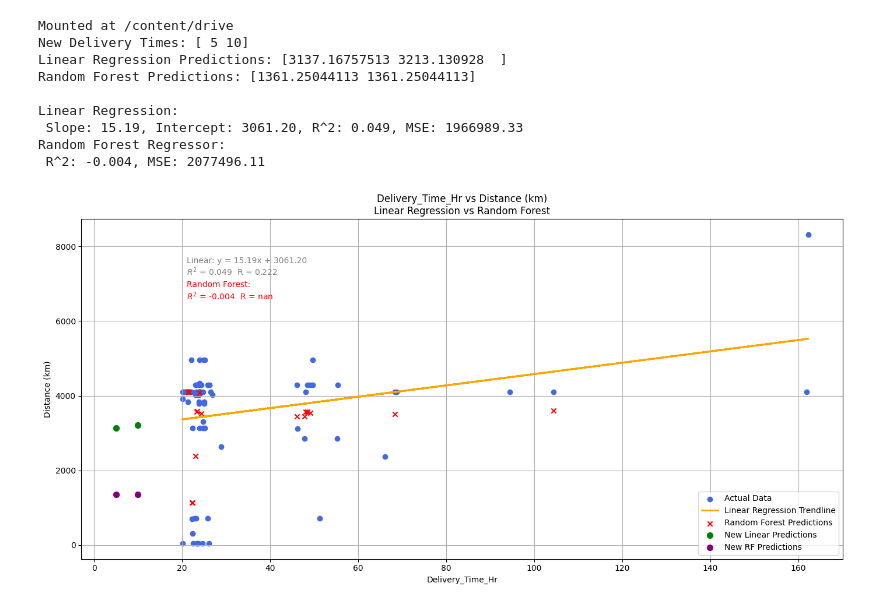
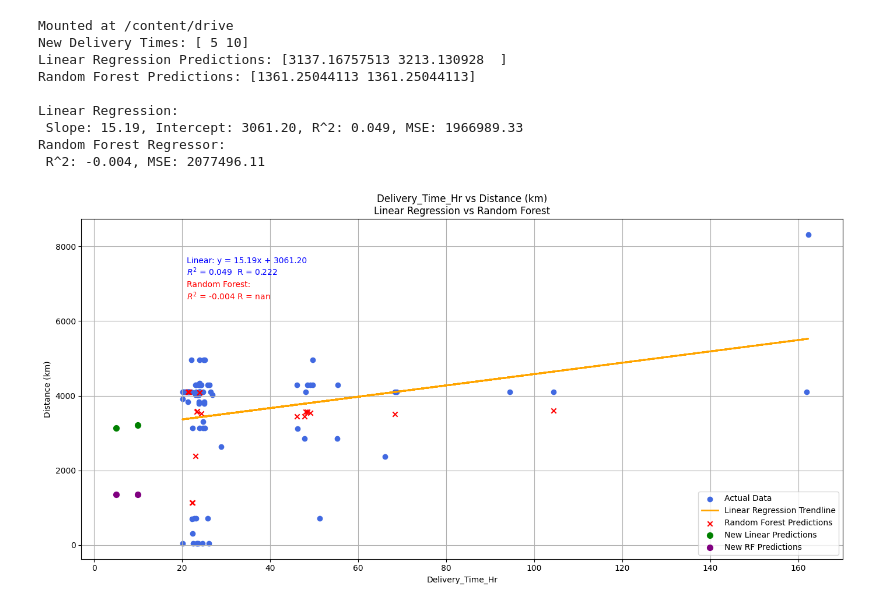
Before and after one commit to EliFishykins23/Python_Prediction-Models, a Jupyter notebook: Prediction_Model_6.ipynb, the cells around one changed output. Saved outputs shown, nothing was run; the diff lists cells and outputs as text; code cells hidden in the pictures.

```diff
--- a/Prediction_Model_6.ipynb
+++ b/Prediction_Model_6.ipynb
@@ -55,9 +55,8 @@ mse_lin = mean_squared_error(y_test, y_pred_lin)
 
 # Metrics for Random Forest - [Added]
 r2_rf = r2_score(y_test, y_pred_rf)
-
 # Only sqrt if positive: - [Added]
-r_lin = np.sqrt(r2_lin) if r2_lin >= 0 else float('nan')
+r_rf = np.sqrt(r2_rf) if r2_rf >= 0 else float('nan')
 mse_rf = mean_squared_error(y_test, y_pred_rf)
 
 print(f"\nLinear Regression:\n Slope: {slope:.2f}, Intercept: {intercept:.2f}, R^2: {r2_lin:.3f}, MSE: {mse_lin:.2f}") # - [Added]
@@ -89,36 +88,37 @@ if hasattr(y_max, 'iloc'):
 
 # Text for Linear Regression - [Added]
 eq_text = f'Linear: y = {slope:.2f}x + {intercept:.2f}\n$R^2$ = {r2_lin:.3f}  R = {r_lin:.3f}'
-plt.text(x_min + 1, y_max - 1100, eq_text, fontsize=10, color='grey')
+plt.text(x_min + 1, y_max - 1100, eq_text, fontsize=10, color='blue')
 
 # Text for Random Forest - [Added]
-rf_text = f'Random Forest:\n$R^2$ = {r2_rf:.3f}  R = {r_rf:.3f}'
+rf_text = f'Random Forest:\n$R^2$ = {r2_rf:.3f} R = {r_rf:.3f}'
 plt.text(x_min + 1, y_max - 1750, rf_text, fontsize=10, color='red')
+
 
 plt.title('Delivery_Time_Hr vs Distance (km)\nLinear Regression vs Random Forest')
 plt.xlabel('Delivery_Time_Hr')
 plt.ylabel('Distance (km)')
 plt.legend()
 plt.grid(True)
 plt.tight_layout()
 plt.show()
 
 
 # My dataset has in total n = 86 'actual samples'
 # Factoring in the 20% against my actual dataset of n=86 will produce 17 new RF predictions. "n x 20% Test_Data = 17 RF Predicitions"
 # X_test will have about 17 rows,
 # y_pred_rf will be 17 predictions.
 # Positive Linear Trendline
 # Coeff. 0.049 presents a weak positive linear correlation
 # MSE - (Model Performance) Shows the difference between the actual values and predicted values on the linear trendline.
 # %% [output]
 Mounted at /content/drive
 New Delivery Times: [ 5 10]
 Linear Regression Predictions: [3137.16757513 3213.130928  ]
 Random Forest Predictions: [1361.25044113 1361.25044113]
 
 Linear Regression:
  Slope: 15.19, Intercept: 3061.20, R^2: 0.049, MSE: 1966989.33
 Random Forest Regressor:
  R^2: -0.004, MSE: 2077496.11
-[figure, old version]
+[figure, new version]
```
